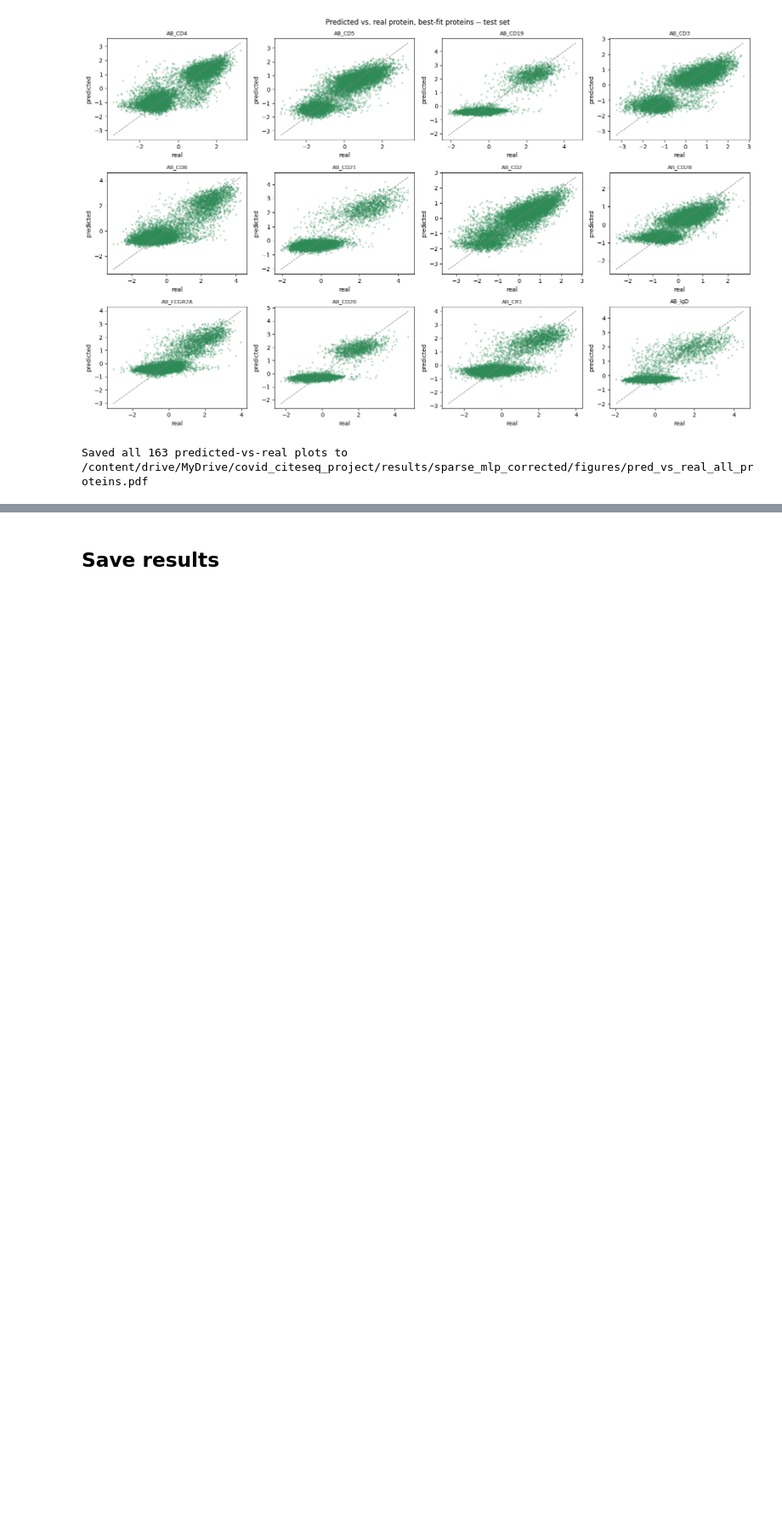
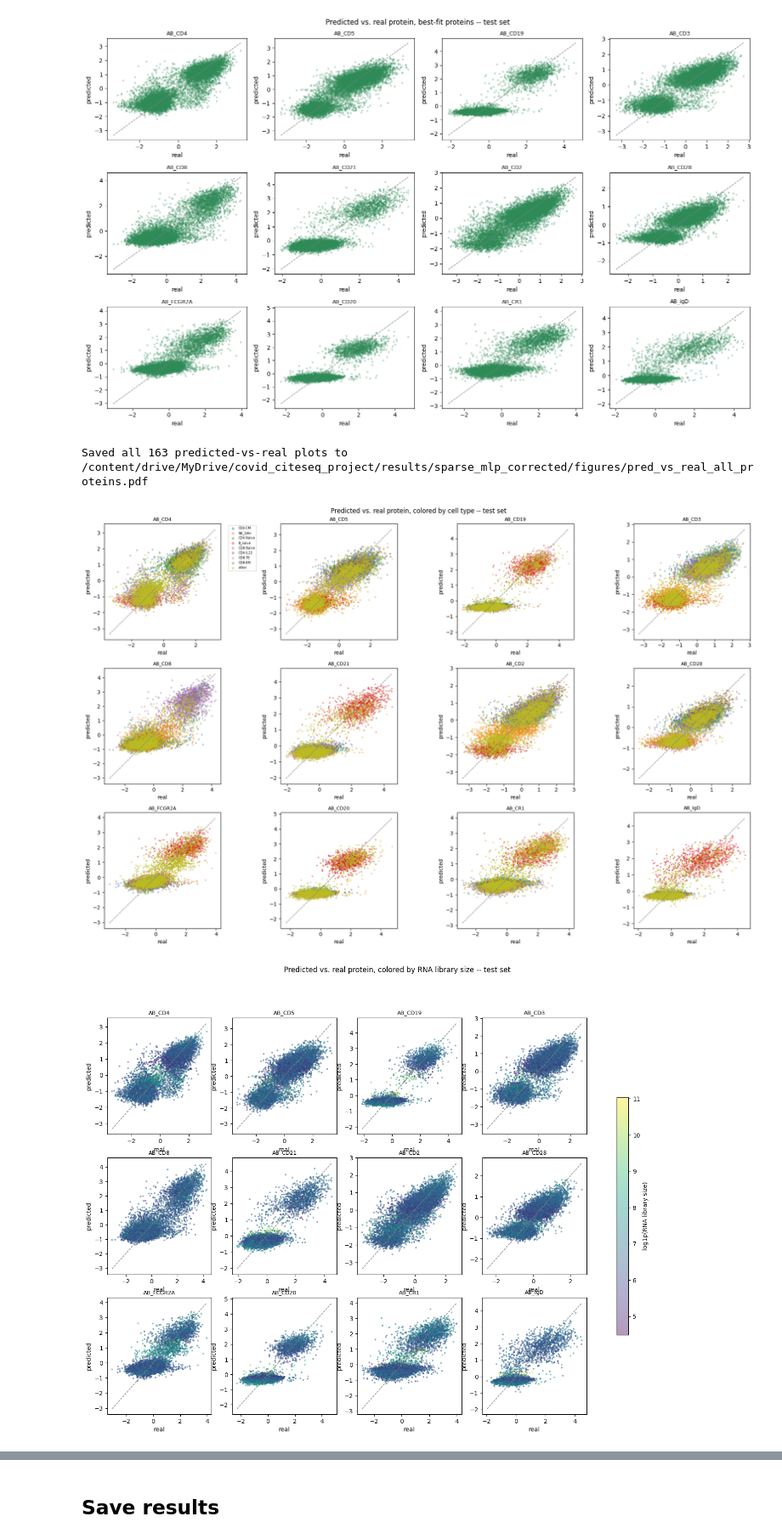
Before and after one commit to fshokor/covid-citeseq, a Jupyter notebook: notebooks/nb06_confound_corrected_sparse_mlp.ipynb, the cells around one changed output, grey strips where cells are left out. Shown at 85% size. Cells and saved outputs as stored; diff of their text form; code cells hidden in the pictures; blank space fills up the shorter version.

```diff
--- a/notebooks/nb06_confound_corrected_sparse_mlp.ipynb
+++ b/notebooks/nb06_confound_corrected_sparse_mlp.ipynb
@@ -666,3 +666,54 @@ with PdfPages(FIGURES_DIR / 'pred_vs_real_all_proteins.pdf') as pdf:
 print(f'Saved all {len(matched_adt_names)} predicted-vs-real plots to {FIGURES_DIR / "pred_vs_real_all_proteins.pdf"}')
 # %% [output]
 Saved all 163 predicted-vs-real plots to /content/drive/MyDrive/covid_citeseq_project/results/sparse_mlp_corrected/figures/pred_vs_real_all_proteins.pdf
+# %%
+# Diagnostic: color the predicted-vs-real grid by cell type and by library size
+# to check whether the two-cluster pattern tracks cell identity / cell size.
+
+test_cell_types = cell_types[test_idx]
+test_rna_libsize = np.asarray(rna_raw_for_size[test_idx]).sum(axis=1)
+test_protein_libsize = np.asarray(adt_counts[test_idx]).sum(axis=1)
+
+# --- Colored by cell type (top N most frequent types in test set, rest grouped as 'other') ---
+top_n_types = 8
+type_counts_test = pd.Series(test_cell_types).value_counts()
+top_types = type_counts_test.head(top_n_types).index.tolist()
+color_labels = np.where(np.isin(test_cell_types.astype(str), top_types), test_cell_types.astype(str), 'other')
+
+cmap = plt.get_cmap('tab10')
+type_to_color = {t: cmap(i) for i, t in enumerate(top_types + ['other'])}
+
+fig, axes = plt.subplots(3, 4, figsize=(18, 12))
+for ax, protein in zip(axes.flat, top_proteins):
+    pi = protein_idx_map[protein]
+    real, pred = Y_protein_corr[test_idx][:, pi], global_test_preds[:, pi]
+    for t in top_types + ['other']:
+        mask = color_labels == t
+        ax.scatter(real[mask], pred[mask], s=4, alpha=0.4, color=type_to_color[t], label=t)
+    lims = [min(real.min(), pred.min()), max(real.max(), pred.max())]
+    ax.plot(lims, lims, color='grey', linestyle='--', linewidth=1)
+    ax.set_xlabel('real')
+    ax.set_ylabel('predicted')
+    ax.set_title(protein, fontsize=9)
+axes.flat[0].legend(fontsize=6, markerscale=2, loc='upper left', bbox_to_anchor=(1.05, 1))
+fig.suptitle('Predicted vs. real protein, colored by cell type -- test set')
+fig.tight_layout()
+plt.show()
+
+# --- Colored by RNA library size (continuous) ---
+fig, axes = plt.subplots(3, 4, figsize=(18, 12))
+for ax, protein in zip(axes.flat, top_proteins):
+    pi = protein_idx_map[protein]
+    real, pred = Y_protein_corr[test_idx][:, pi], global_test_preds[:, pi]
+    sc_plot = ax.scatter(real, pred, s=4, alpha=0.4, c=np.log1p(test_rna_libsize), cmap='viridis')
+    lims = [min(real.min(), pred.min()), max(real.max(), pred.max())]
+    ax.plot(lims, lims, color='grey', linestyle='--', linewidth=1)
+    ax.set_xlabel('real')
+    ax.set_ylabel('predicted')
+    ax.set_title(protein, fontsize=9)
+fig.colorbar(sc_plot, ax=axes, label='log1p(RNA library size)', shrink=0.6)
+fig.suptitle('Predicted vs. real protein, colored by RNA library size -- test set')
+plt.show()
+# %% [output]
+[figure, added]
+[figure, added]
```
Also changed, not shown: parts of 6 cells of this notebook.
